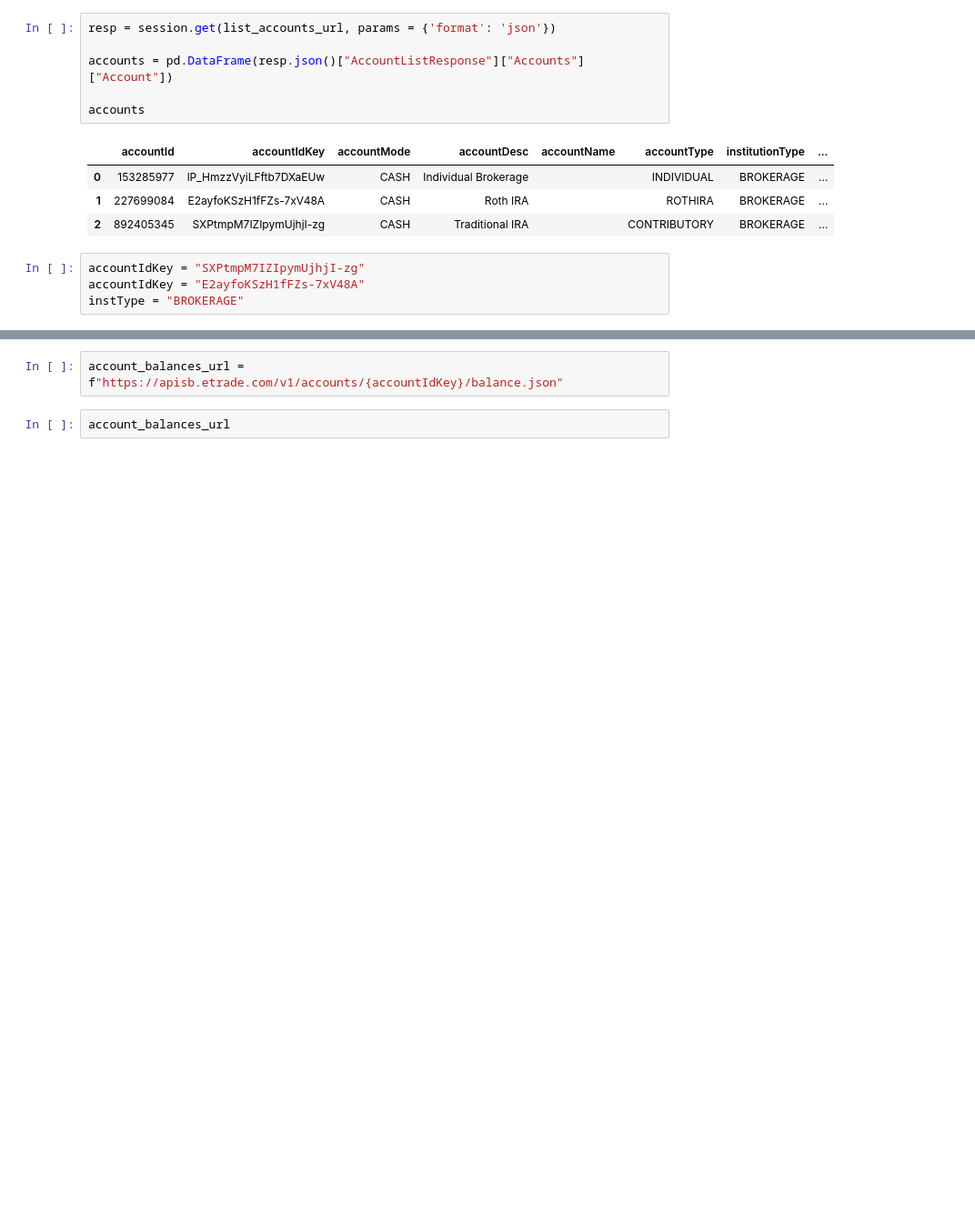
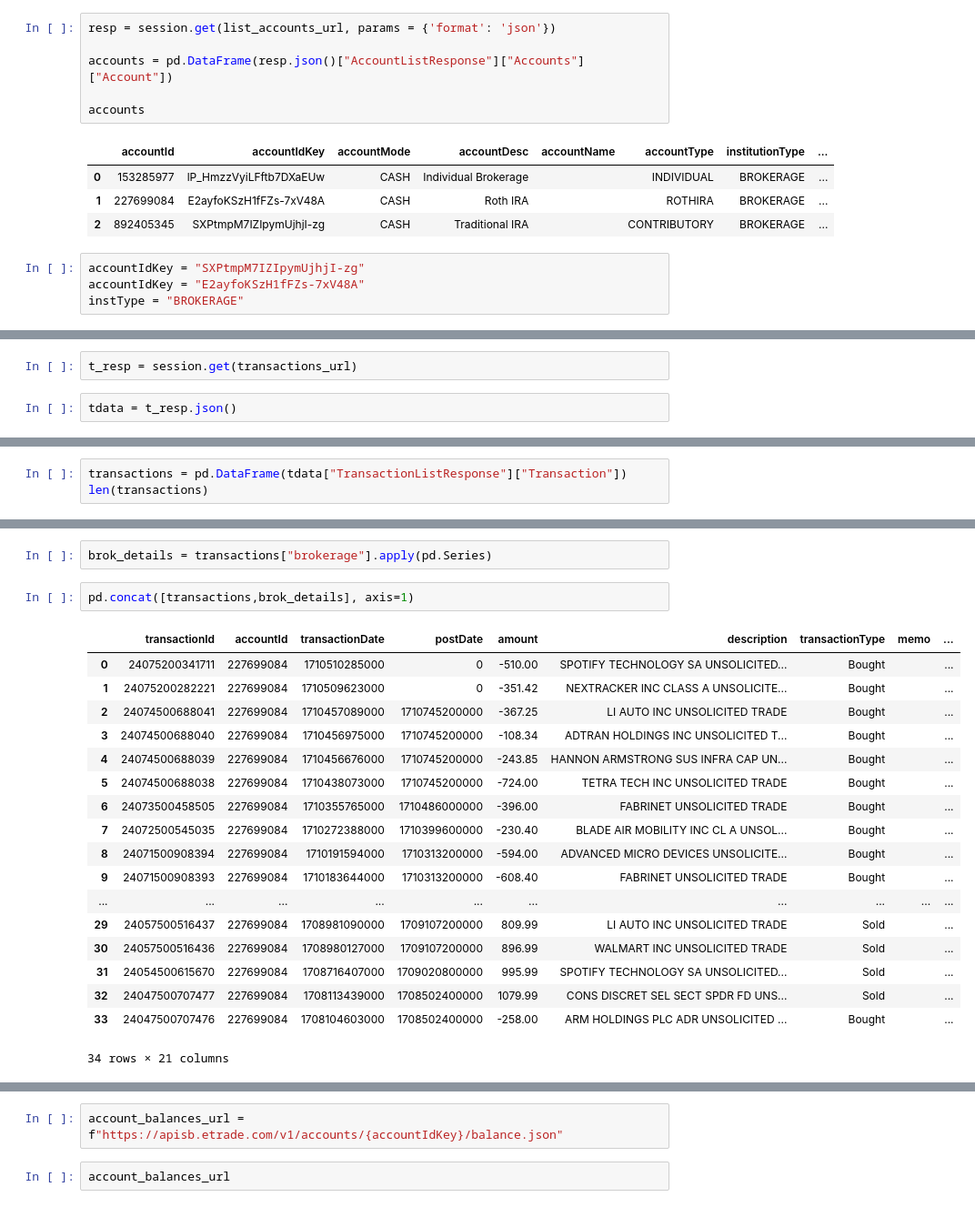
Before and after one commit to mirthbottle/trader_buddy, a Jupyter notebook: jupyter-notebooks/etrade_api.ipynb, the cells around one changed output, grey strips where cells are left out. Shown at 91% size. Saved outputs shown, nothing was run; the diff lists cells and outputs as text; blank space fills up the shorter version.

Commit message:
get_transactions method for etrade_api

```diff
--- a/jupyter-notebooks/etrade_api.ipynb
+++ b/jupyter-notebooks/etrade_api.ipynb
@@ -199,0 +182,4 @@ instType = "BROKERAGE"
+# %%
+t_resp = session.get(transactions_url)
+# %%
+tdata = t_resp.json()
@@ -199,0 +190,3 @@ instType = "BROKERAGE"
+# %%
+transactions = pd.DataFrame(tdata["TransactionListResponse"]["Transaction"])
+len(transactions)
@@ -199,0 +202,23 @@ instType = "BROKERAGE"
+# %%
+brok_details = transactions["brokerage"].apply(pd.Series)
+# %%
+pd.concat([transactions,brok_details], axis=1)
+# %% [output]
+|  | transactionId | accountId | transactionDate | postDate | amount | description | transactionType | memo | ... |
+| 0 | 24075200341711 | 227699084 | 1710510285000 | 0 | -510.00 | SPOTIFY TECHNOLOGY SA UNSOLICITED... | Bought |  | ... |
+| 1 | 24075200282221 | 227699084 | 1710509623000 | 0 | -351.42 | NEXTRACKER INC CLASS A UNSOLICITE... | Bought |  | ... |
+| 2 | 24074500688041 | 227699084 | 1710457089000 | 1710745200000 | -367.25 | LI AUTO INC UNSOLICITED TRADE | Bought |  | ... |
+| 3 | 24074500688040 | 227699084 | 1710456975000 | 1710745200000 | -108.34 | ADTRAN HOLDINGS INC UNSOLICITED T... | Bought |  | ... |
+| 4 | 24074500688039 | 227699084 | 1710456676000 | 1710745200000 | -243.85 | HANNON ARMSTRONG SUS INFRA CAP UN... | Bought |  | ... |
+| 5 | 24074500688038 | 227699084 | 1710438073000 | 1710745200000 | -724.00 | TETRA TECH INC UNSOLICITED TRADE | Bought |  | ... |
+| 6 | 24073500458505 | 227699084 | 1710355765000 | 1710486000000 | -396.00 | FABRINET UNSOLICITED TRADE | Bought |  | ... |
+| 7 | 24072500545035 | 227699084 | 1710272388000 | 1710399600000 | -230.40 | BLADE AIR MOBILITY INC CL A UNSOL... | Bought |  | ... |
+| 8 | 24071500908394 | 227699084 | 1710191594000 | 1710313200000 | -594.00 | ADVANCED MICRO DEVICES UNSOLICITE... | Bought |  | ... |
+| 9 | 24071500908393 | 227699084 | 1710183644000 | 1710313200000 | -608.40 | FABRINET UNSOLICITED TRADE | Bought |  | ... |
+| ... | ... | ... | ... | ... | ... | ... | ... | ... | ... |
+| 29 | 24057500516437 | 227699084 | 1708981090000 | 1709107200000 | 809.99 | LI AUTO INC UNSOLICITED TRADE | Sold |  | ... |
+| 30 | 24057500516436 | 227699084 | 1708980127000 | 1709107200000 | 896.99 | WALMART INC UNSOLICITED TRADE | Sold |  | ... |
+| 31 | 24054500615670 | 227699084 | 1708716407000 | 1709020800000 | 995.99 | SPOTIFY TECHNOLOGY SA UNSOLICITED... | Sold |  | ... |
+| 32 | 24047500707477 | 227699084 | 1708113439000 | 1708502400000 | 1079.99 | CONS DISCRET SEL SECT SPDR FD UNS... | Sold |  | ... |
+| 33 | 24047500707476 | 227699084 | 1708104603000 | 1708502400000 | -258.00 | ARM HOLDINGS PLC ADR UNSOLICITED ... | Bought |  | ... |
+34 rows × 21 columns
```
Also changed, not shown: parts of 17 cells of this notebook, 1 other file.
